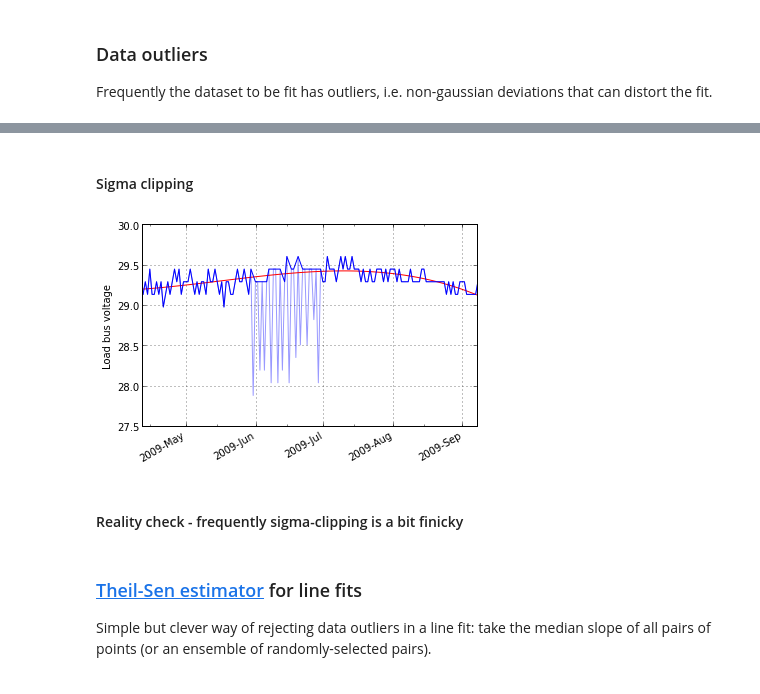
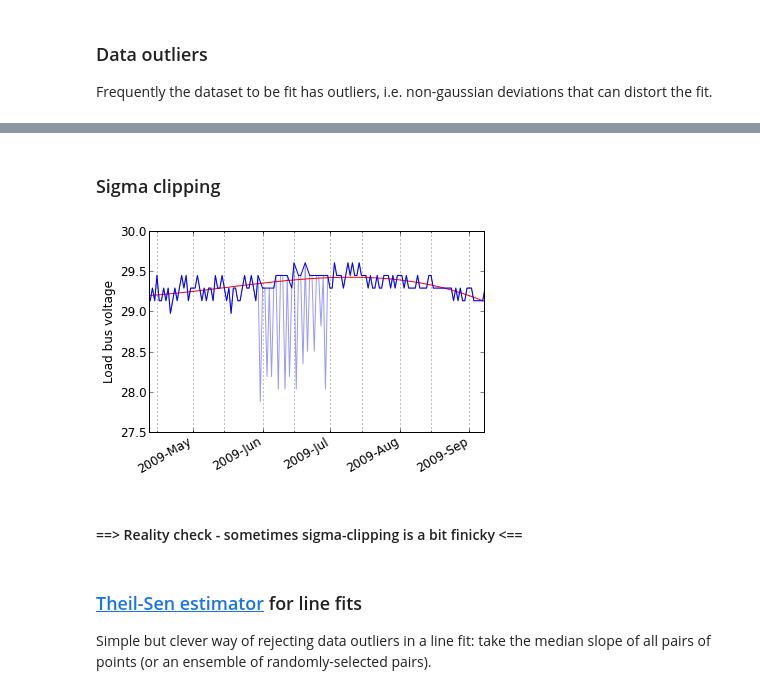
Before and after one commit to taldcroft/chandra_stats, a Jupyter notebook: chandra_stats.ipynb, the cells around one changed output, grey strips where cells are left out. Saved outputs shown, nothing was run; the diff lists cells and outputs as text; code cells hidden in the pictures.

```diff
--- a/chandra_stats.ipynb
+++ b/chandra_stats.ipynb
@@ -231,0 +363,7 @@ grid()
+# %%
+# Fit a polynomial of order 1 (line) to the data using polyfit.  This
+# is fast because it uses a simple deterministic formula.
+coeffs = np.polyfit(x, y, 1)
+print coeffs  # [a, b] for y = a * x + b
+
+coeffs_all = coeffs  # For later analysis
@@ -231,0 +372,4 @@ grid()
+# %%
+plot(x, y, '.')
+y_fit = np.polyval(coeffs, x)  # a * x + b for coeffs = [a, b]
+out = plot(x, y_fit, 'r')
@@ -231,0 +434,15 @@ grid()
+# %%
+# Do 2000 trials of resampling to make a new dataset, fitting the
+# line each time.  Store the slopes and intercepts.
+
+ms = []  # slopes
+bs = []  # intercepts
+x_off = np.mean(xok) # Reparameterize the problem: good numerically and for analysis
+n_sample = 2000
+for i in range(n_sample):
+    xr, yr = resample(xok, yok)
+    m, b = polyfit(xr - x_off, yr, 1)
+    ms.append(m)
+    bs.append(b)
+ms = np.array(ms)
+bs = np.array(bs)
@@ -254,7 +545,12 @@ grid()
 # %% [markdown]
-#### Sigma clipping
+### Sigma clipping
 # %%
 def sigma_clip(y, y_fit, mask=None, n_sigma=3.0):
+    """
+    For the given ``y``, find points that are more than
+    ``sigma`` standard-deviations from ``y_fit``.  Return a
+    boolean ``mask`` containing good points.
+    """
     if mask is None:
         mask = np.ones(len(x), dtype=np.bool)
     resid = y - y_fit
@@ -263,20 +559,22 @@ def sigma_clip(y, y_fit, mask=None, n_sigma=3.0):
     mask = mask & ok
     return mask
 # %%
+# Make 3 passes of computing std deviation, masking bad points, and re-fitting
+
 mask = None
 for iter in range(3):
     mask = sigma_clip(y, y_fit, mask)
-    coeffs = polyfit(x[mask], y[mask], 3)
-    y_fit = polyval(coeffs, x)
+    coeffs = np.polyfit(x[mask], y[mask], 3)
+    y_fit = np.polyval(coeffs, x)
 plot_cxctime(elbv.times, y, alpha=0.4)
 plot_cxctime(elbv.times, y_fit, 'r')
 plot_cxctime(elbv.times[mask], y[mask], 'b')
 ylabel('Load bus voltage')
 grid()
 # %% [output]
-[figure, old version]
+[figure, new version]
 # %% [markdown]
-#### Reality check - frequently sigma-clipping is a bit finicky
+#### ==> Reality check - sometimes sigma-clipping is a bit finicky <==
 # %% [markdown]
 ### [Theil-Sen estimator](http://en.wikipedia.org/wiki/Theil%E2%80%93Sen_estimator) for line fits
 
```
Also changed, not shown: parts of 122 cells of this notebook.
